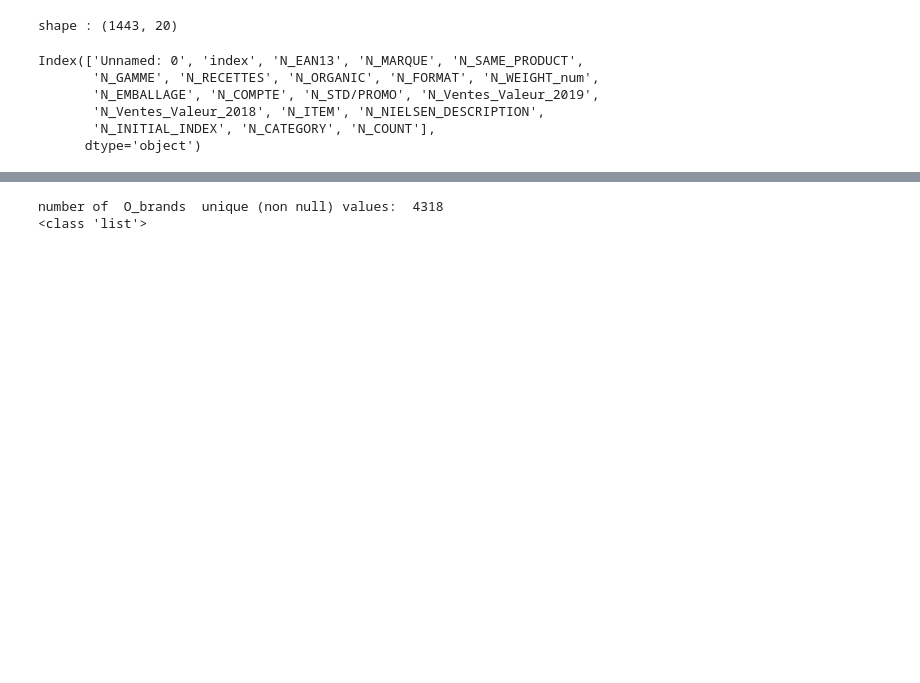
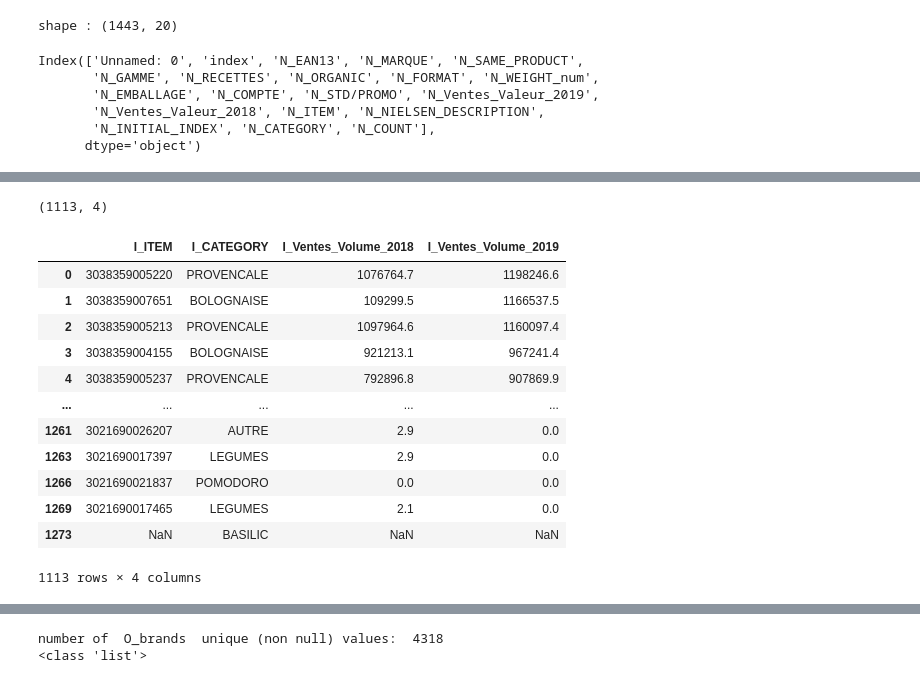
Before and after one commit to alex-toy/italians_do_it_better, a Jupyter notebook: M_MERGE/PRODUCT_TRAINING_DATA_O_N.ipynb, the cells around one changed output, grey strips where cells are left out. Drawn from its saved outputs; the diff is of its cells as text; code cells hidden in the pictures; blank space fills up the shorter version.

```diff
--- a/M_MERGE/PRODUCT_TRAINING_DATA_O_N.ipynb
+++ b/M_MERGE/PRODUCT_TRAINING_DATA_O_N.ipynb
@@ -113,6 +113,9 @@ Index(['Unnamed: 0', 'index', 'N_EAN13', 'N_MARQUE', 'N_SAME_PRODUCT',
 ###################################################
 # 2.2) load labelled data from Italians do it better (fichier Marine)
 
-df_I_PROD=pd.read_csv('../I_ITALIANS/Categories_produits_italians.xlsx',header=4)
+df_I_PROD=pd.read_excel('../I_ITALIANS/Categories_produits_italians_OPTIMISEES.xlsx',header=4)
+df_I_PROD.rename(columns={'CODE EAN ' : 'ITEM'}, inplace=True)
+df_I_PROD['COUNT'] = 1
 print('shape :',df_I_PROD.shape)
+df_I_PROD.columns
 # %% [output]
@@ -119,0 +129,7 @@ UnicodeDecodeError: 'utf-8' codec can't decode byte 0x90 in position 1: invalid
+# %%
+#Adding I_ in front of each column name
+if not df_I_PROD.columns[0][0:2] == 'I_' :
+    for c in df_I_PROD.columns :
+        temp_col=c.strip().replace(' ', '_')
+        df_I_PROD.rename(columns={c : 'I_' + temp_col}, inplace=True)
+df_I_PROD.columns
@@ -134,3 +197,24 @@ df_LABELS=df_I_PROD[['EAN13','CATEGORIE PRODUIT']]
+# %%
+df_LABELS=df_I_PROD[df_I_PROD['I_CATEGORIE_OPTIMISEE']!='produit_non_connu']
+df_LABELS=df_LABELS[['I_ITEM','I_CATEGORIE_OPTIMISEE','I_VOL_CAM_AN-1', 'I_VOL_DERNIER_CAM']]
+df_LABELS.rename(columns={'I_CATEGORIE_OPTIMISEE': 'I_CATEGORY','I_VOL_CAM_AN-1':'I_Ventes_Volume_2018','I_VOL_DERNIER_CAM':'I_Ventes_Volume_2019'}, inplace=True)
+print(df_LABELS.shape)
+df_LABELS
+# %% [output]
+(1113, 4)
+|  | I_ITEM | I_CATEGORY | I_Ventes_Volume_2018 | I_Ventes_Volume_2019 |
+| 0 | 3038359005220 | PROVENCALE | 1076764.7 | 1198246.6 |
+| 1 | 3038359007651 | BOLOGNAISE | 109299.5 | 1166537.5 |
+| 2 | 3038359005213 | PROVENCALE | 1097964.6 | 1160097.4 |
+| 3 | 3038359004155 | BOLOGNAISE | 921213.1 | 967241.4 |
+| 4 | 3038359005237 | PROVENCALE | 792896.8 | 907869.9 |
+| ... | ... | ... | ... | ... |
+| 1261 | 3021690026207 | AUTRE | 2.9 | 0.0 |
+| 1263 | 3021690017397 | LEGUMES | 2.9 | 0.0 |
+| 1266 | 3021690021837 | POMODORO | 0.0 | 0.0 |
+| 1269 | 3021690017465 | LEGUMES | 2.1 | 0.0 |
+| 1273 | NaN | BASILIC | NaN | NaN |
+1113 rows × 4 columns
 # %%
 ###################################################
 # 2.3) Merge labels into N_PROD
```
Also changed, not shown: parts of 16 cells of this notebook, 3 other files.
